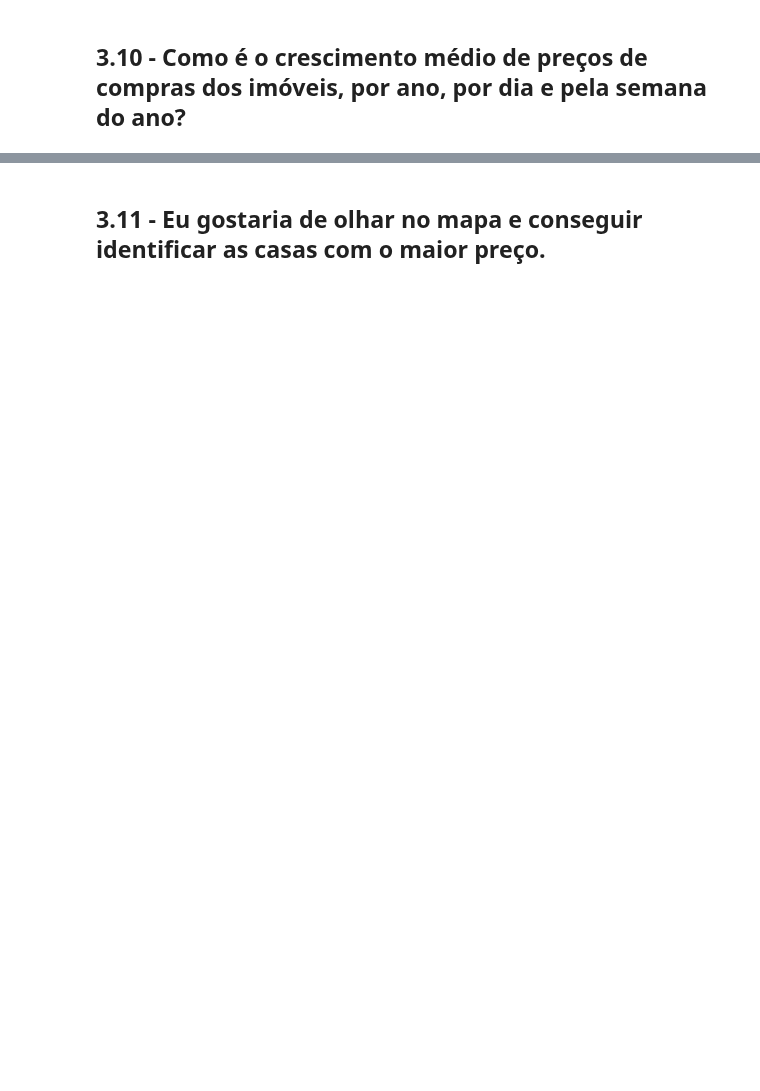
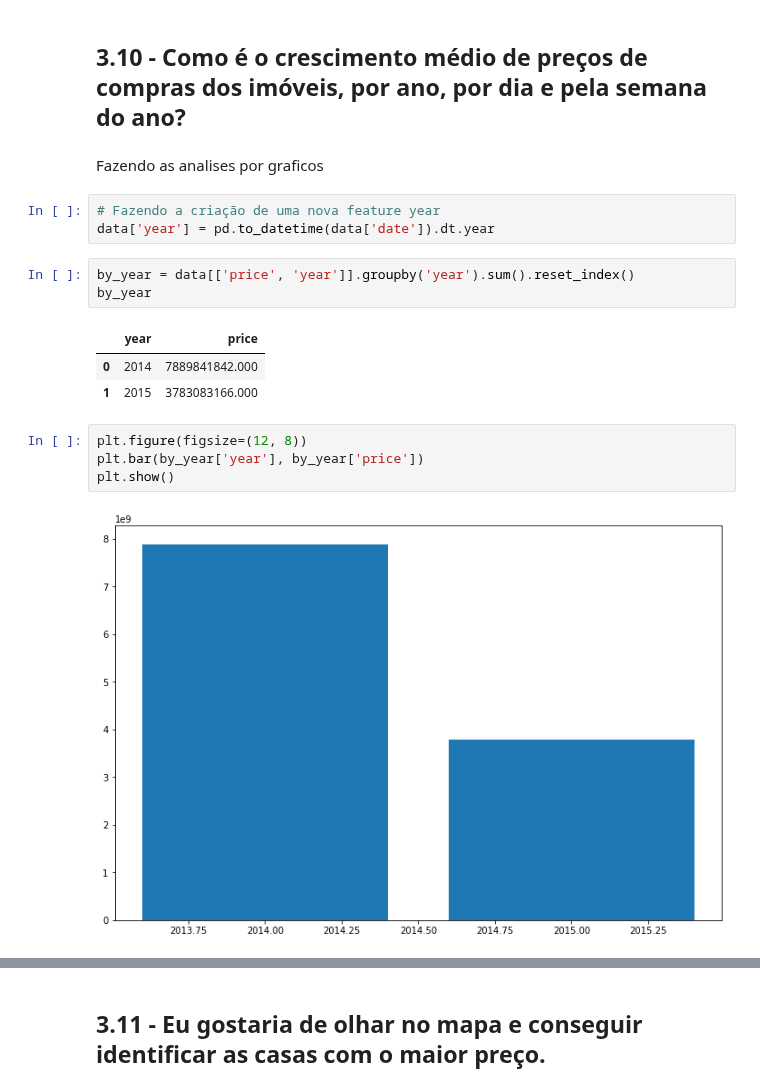
Before and after one commit to AyrtonCossuol/boston-test-dataset-analysis, a Jupyter notebook: house-sales-king-county-USA/first_analyzes.ipynb, the cells around one changed output, grey strips where cells are left out. Saved outputs shown, nothing was run; the diff lists cells and outputs as text; blank space fills up the shorter version.

```diff
--- a/house-sales-king-county-USA/first_analyzes.ipynb
+++ b/house-sales-king-county-USA/first_analyzes.ipynb
@@ -80,2 +224,20 @@ Para 33 quartos, existem 1 imóveis
 # %% [markdown]
 ## 3.10 - Como é o crescimento médio de preços de compras dos imóveis, por ano, por dia e pela semana do ano?
+# %% [markdown]
+Fazendo as analises por graficos
+# %%
+# Fazendo a criação de uma nova feature year
+data['year'] = pd.to_datetime(data['date']).dt.year
+# %%
+by_year = data[['price', 'year']].groupby('year').sum().reset_index()
+by_year
+# %% [output]
+|  | year | price |
+| 0 | 2014 | 7889841842.000 |
+| 1 | 2015 | 3783083166.000 |
+# %%
+plt.figure(figsize=(12, 8))
+plt.bar(by_year['year'], by_year['price'])
+plt.show()
+# %% [output]
+[figure, added]
```
Also changed, not shown: parts of 15 cells of this notebook.
